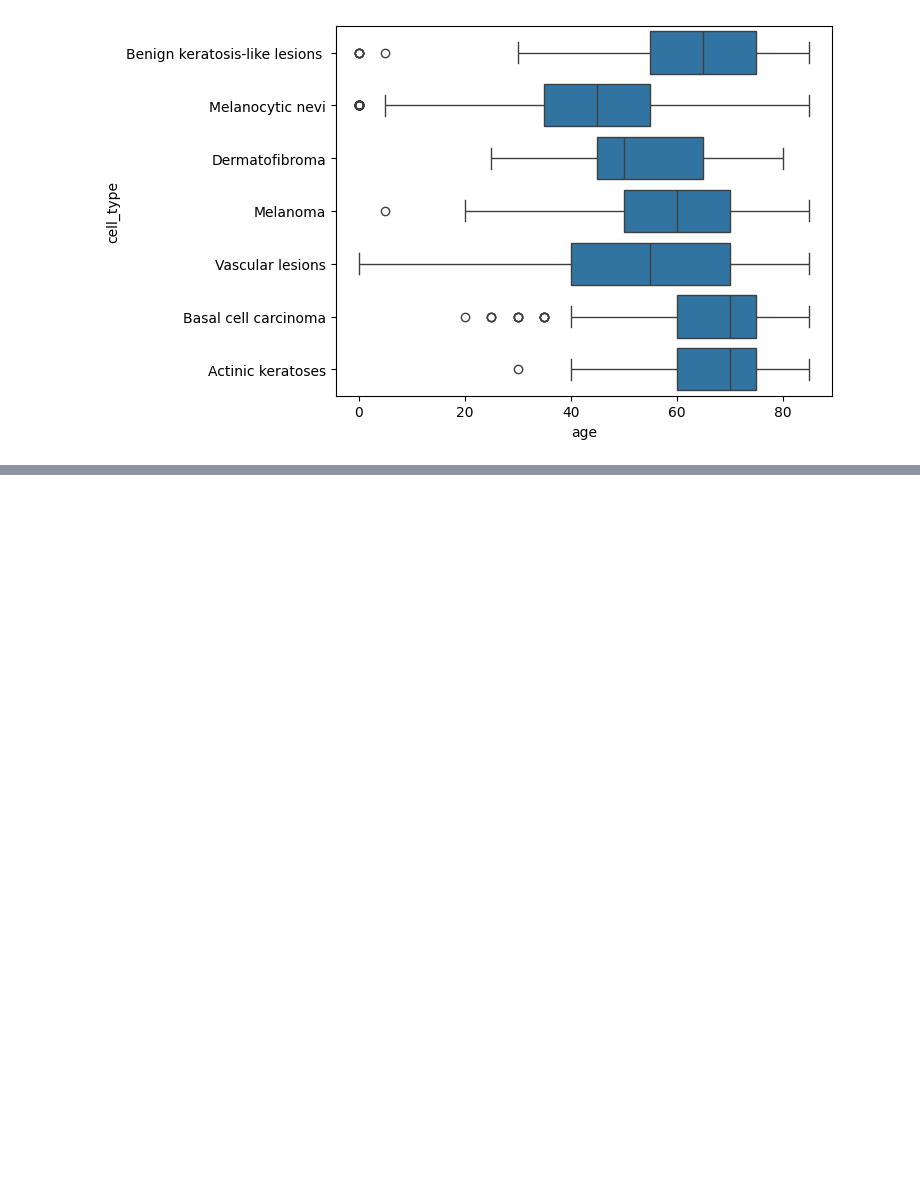
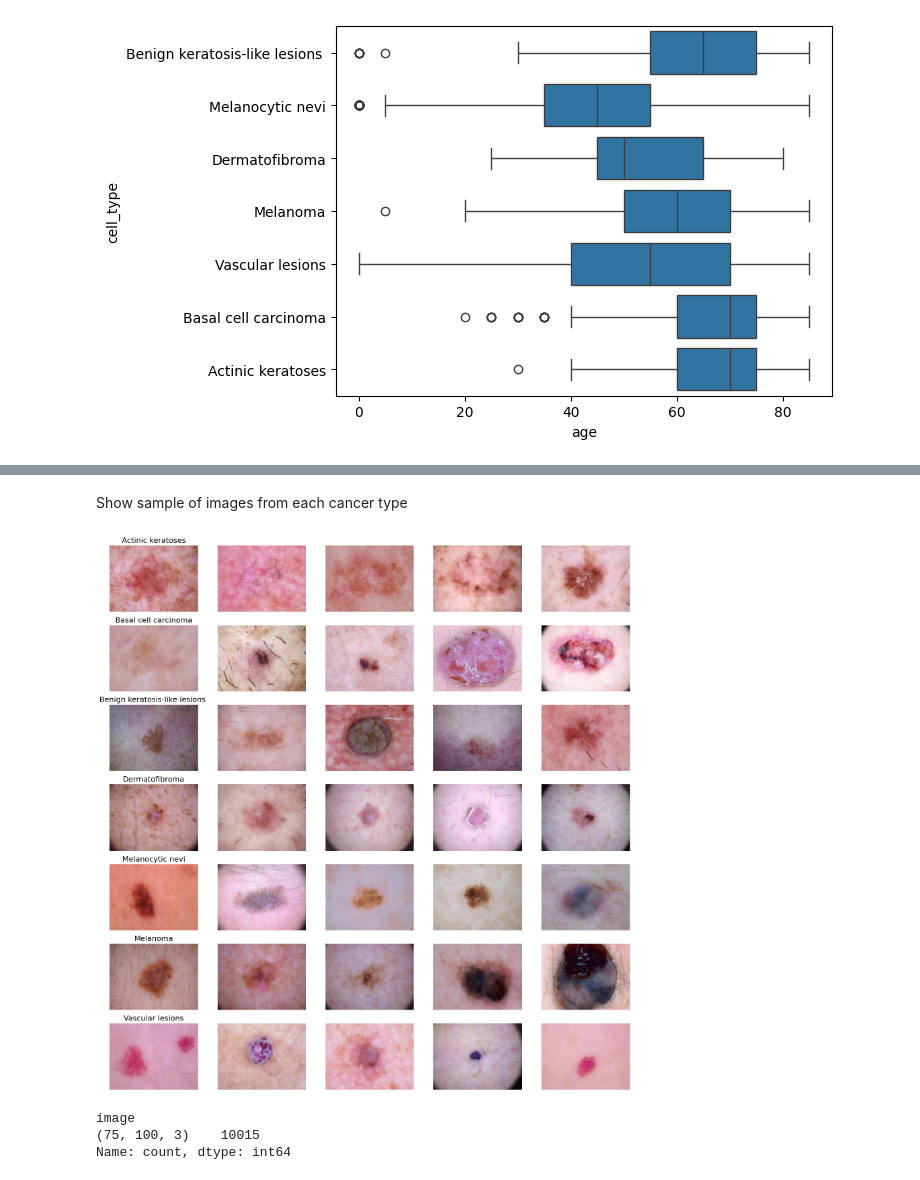
Before and after one commit to h-sutiwas/medical-image-torch, a Jupyter notebook: notebooks/eploratory_data_analysis.ipynb, the cells around one changed output, grey strips where cells are left out. Saved outputs shown, nothing was run; the diff lists cells and outputs as text; code cells hidden in the pictures; blank space fills up the shorter version.

Commit message:
Update on step 6: Image Preprocessing and Visualization - save a sample of images of all types after resizing - add another step for train test split the images data

```diff
--- a/notebooks/eploratory_data_analysis.ipynb
+++ b/notebooks/eploratory_data_analysis.ipynb
@@ -220,0 +209,2 @@ age_g4 = male_df[ male_df[ 'age' ] >= 70 ]
+# %%
+test_impute_df[ 'image' ] = test_impute_df[ 'path' ].map(lambda x: np.asarray( Image.open( x ).resize( ( 100, 75 ) ) ) )
@@ -220,0 +220,24 @@ age_g4 = male_df[ male_df[ 'age' ] >= 70 ]
+# %% [markdown]
+Show sample of images from each cancer type
+# %%
+n_samples = 5
+fig, axes = plt.subplots( len( skin_lesion_type_dict ), n_samples, figsize = ( 4 * n_samples, 3 * len( skin_lesion_type_dict ) ) )
+
+for n_axes, ( type_name, type_rows ) in zip( axes, test_impute_df.sort_values( [ 'cell_type' ] ).groupby( 'cell_type' ) ):
+    n_axes[ 0 ].set_title( f"{ type_name }", fontsize = 16 )
+    for ax, ( _, row ) in zip( n_axes, type_rows.sample( n_samples, random_state = 1234 ).iterrows() ):
+        ax.imshow( row[ 'image' ] )
+        ax.axis( 'off' )
+
+if not os.path.exists( "../reports/figures/" ):
+    os.makedirs( "../reports/figures/" )
+
+fig.savefig( "../reports/figures/sample_skin_lesion_images.png", bbox_inches = 'tight', dpi = 300 )
+# %% [output]
+[figure, added]
+# %%
+test_impute_df[ 'image' ].map( lambda x: x.shape ).value_counts()
+# %% [output]
+image
+(75, 100, 3)    10015
+Name: count, dtype: int64
```
Also changed, not shown: parts of 6 cells of this notebook.
